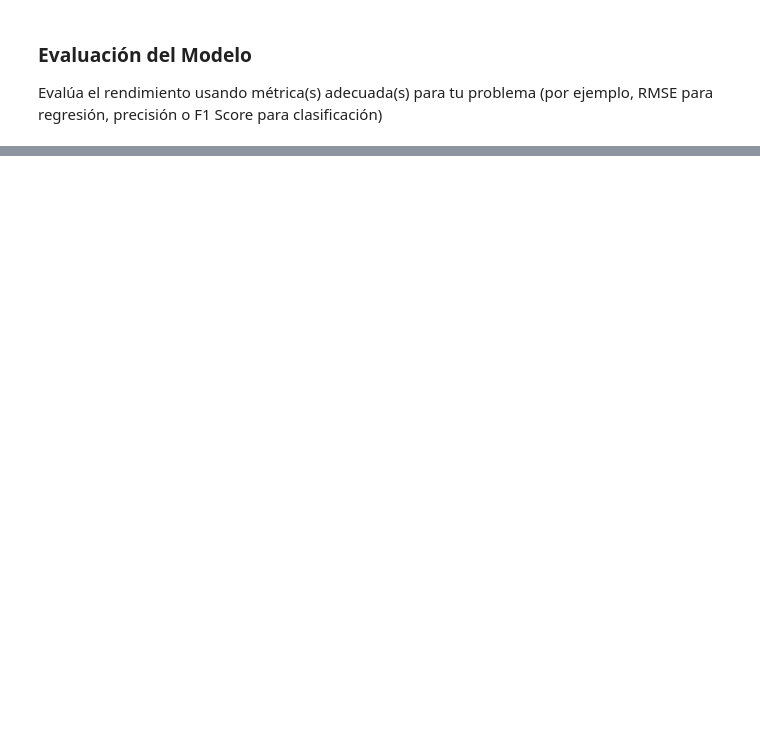
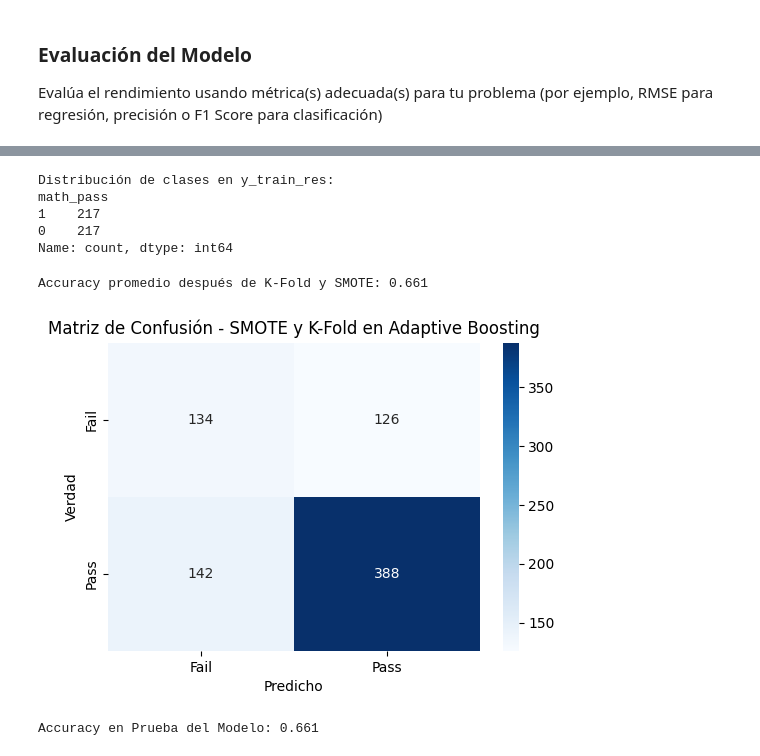
Before and after one commit to datasilvia/Academic_performance_case_study, a Jupyter notebook: ML_ANA.ipynb, the cells around one changed output, grey strips where cells are left out. Saved outputs shown, nothing was run; the diff lists cells and outputs as text; code cells hidden in the pictures; blank space fills up the shorter version.

```diff
--- a/ML_ANA.ipynb
+++ b/ML_ANA.ipynb
@@ -423,0 +394,80 @@ Accuracy en Prueba del Modelo: 0.633
+# %%
+from imblearn.over_sampling import SMOTE
+from sklearn.model_selection import train_test_split
+
+# Asumimos que X contiene las características y y contiene la variable objetivo
+X = numerical_features  # Features (all columns but the target)
+y = target  # Target
+
+# Separar en conjuntos de entrenamiento y prueba antes de aplicar SMOTE
+X_train, X_test, y_train, y_test = train_test_split(X, y, test_size=0.2, random_state=42)
+
+# Aplicar SMOTE
+smote = SMOTE(random_state=42)
+X_train_res, y_train_res = smote.fit_resample(X_train, y_train)
+
+# Verificar la nueva distribución de datos
+print("Distribución de clases en y_train_res:")
+print(y_train_res.value_counts())
+# %% [output]
+Distribución de clases en y_train_res:
+math_pass
+1    217
+0    217
+Name: count, dtype: int64
+# %%
+from sklearn.ensemble import AdaBoostClassifier
+from sklearn.model_selection import KFold
+from sklearn.metrics import accuracy_score
+from imblearn.over_sampling import SMOTE
+import numpy as np
+
+# Asumimos que X e y están listos
+X = numerical_features  # Features (all columns but the target)
+y = target  # Target
+
+# Inicializar el clasificador y otros elementos
+modelo = AdaBoostClassifier(random_state=42)
+kf = KFold(n_splits=5, shuffle=True, random_state=42)
+accuracies = []
+
+# Ejecutar K-Fold Cross-Validation
+for train_index, test_index in kf.split(X):
+    X_train, X_test = X.iloc[train_index], X.iloc[test_index]
+    y_train, y_test = y.iloc[train_index], y.iloc[test_index]
+
+    # Aplicar SMOTE al conjunto de entrenamiento
+    smote = SMOTE(random_state=42)
+    X_train_res, y_train_res = smote.fit_resample(X_train, y_train)
+
+    # Entrenar el modelo en los datos equilibrados
+    modelo.fit(X_train_res, y_train_res)
+
+    # Predecir en el conjunto de prueba
+    y_pred = modelo.predict(X_test)
+
+    # Almacenar resultados
+    y_pred_total = np.concatenate((y_pred_total, y_pred))
+    y_real_total = np.concatenate((y_real_total, y_test))
+    accuracy = accuracy_score(y_test, y_pred)
+    accuracies.append(accuracy)
+
+# Calcular y mostrar la precisión promedio
+print(f'Accuracy promedio después de K-Fold y SMOTE: {np.mean(accuracies):.3f}')
+
+cm = confusion_matrix(y_real_total, y_pred_total)
+
+# Visualizar la matriz de confusión
+plt.figure(figsize=(6, 4))
+sns.heatmap(cm, annot=True, cmap='Blues', fmt='d', xticklabels=['Fail', 'Pass'], yticklabels=['Fail', 'Pass'])
+plt.title('Matriz de Confusión - SMOTE y K-Fold en Adaptive Boosting')
+plt.xlabel('Predicho')
+plt.ylabel('Verdad')
+plt.show()
+
+# Imprimir precisión promedio
+print(f'Accuracy en Prueba del Modelo: {accuracy_score(y_real_total, y_pred_total):.3f}')
+# %% [output]
+Accuracy promedio después de K-Fold y SMOTE: 0.661
+[figure, added]
+Accuracy en Prueba del Modelo: 0.661
```
Also changed, not shown: parts of 13 cells of this notebook.
